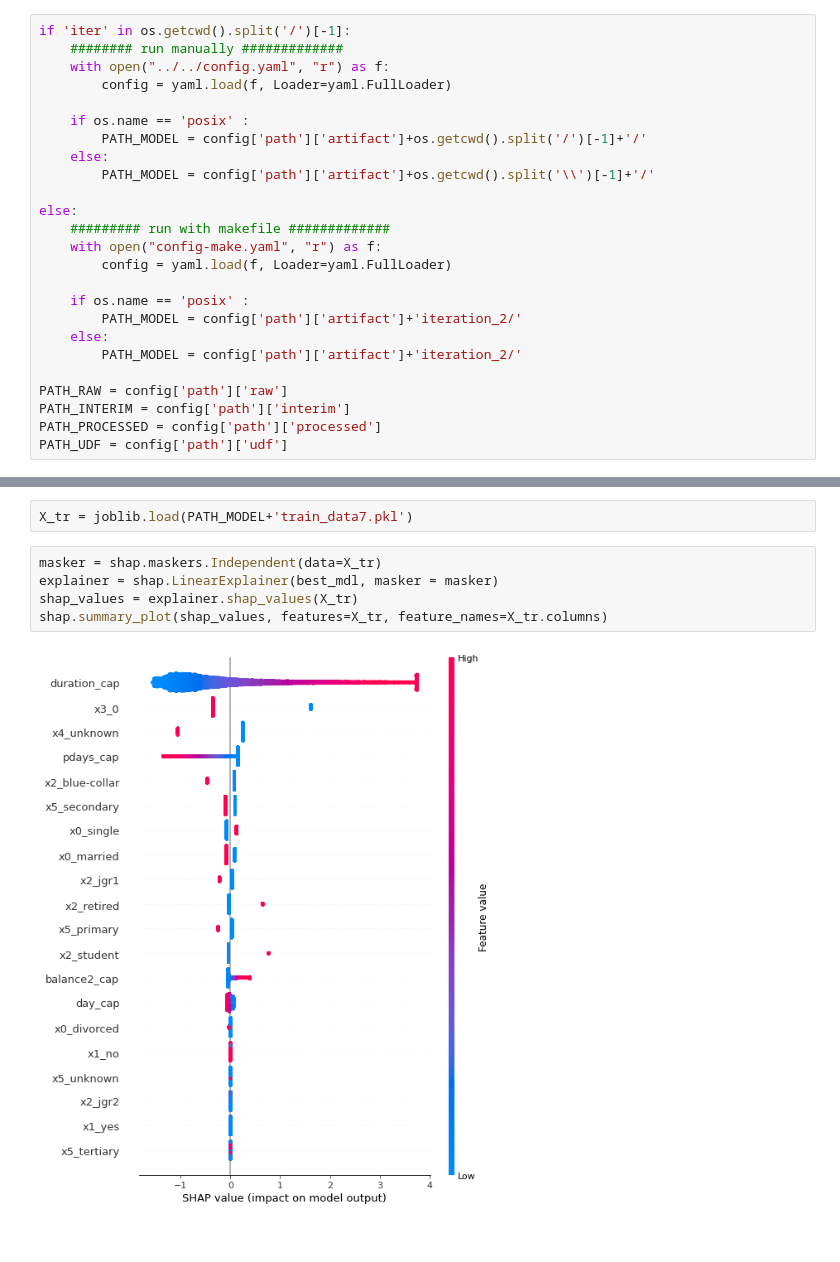
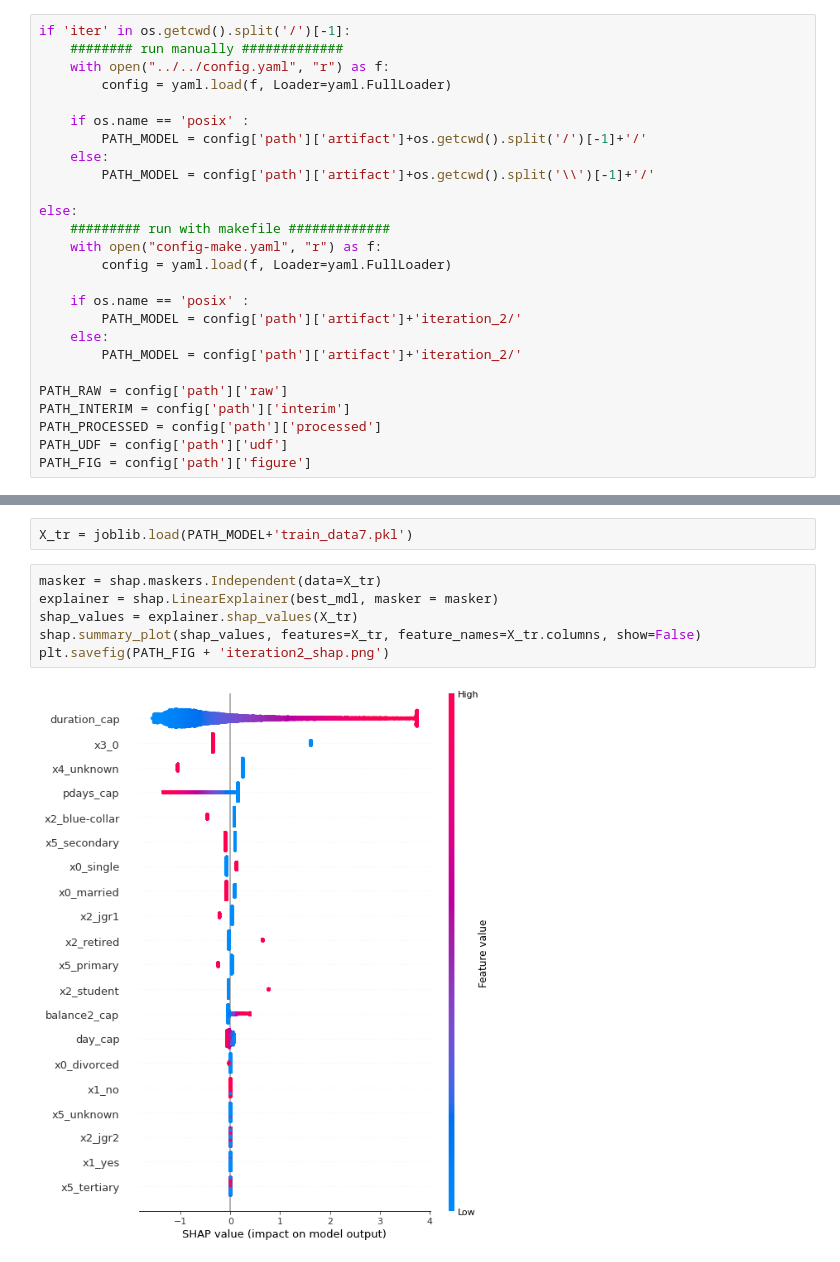
Before and after one commit to datascienceid/dsiex-termdeposit, a Jupyter notebook: notebooks/iteration_2/3-evaluation.ipynb, the cells around one changed output, grey strips where cells are left out. Cells and saved outputs as stored; diff of their text form.

```diff
--- a/notebooks/iteration_2/3-evaluation.ipynb
+++ b/notebooks/iteration_2/3-evaluation.ipynb
@@ -38,6 +39,7 @@ PATH_RAW = config['path']['raw']
 PATH_INTERIM = config['path']['interim']
 PATH_PROCESSED = config['path']['processed']
 PATH_UDF = config['path']['udf']
+PATH_FIG = config['path']['figure']
 # %% [markdown]
 ## Get data and Model
 # %%
@@ -122,7 +124,8 @@ X_tr = joblib.load(PATH_MODEL+'train_data7.pkl')
 # %%
 masker = shap.maskers.Independent(data=X_tr)
 explainer = shap.LinearExplainer(best_mdl, masker = masker)
 shap_values = explainer.shap_values(X_tr)
-shap.summary_plot(shap_values, features=X_tr, feature_names=X_tr.columns)
+shap.summary_plot(shap_values, features=X_tr, feature_names=X_tr.columns, show=False)
+plt.savefig(PATH_FIG + 'iteration2_shap.png')
 # %% [output]
-[figure, old version]
+[figure, new version]
```
Also changed, not shown: parts of 2 cells of this notebook, 6 other files.
